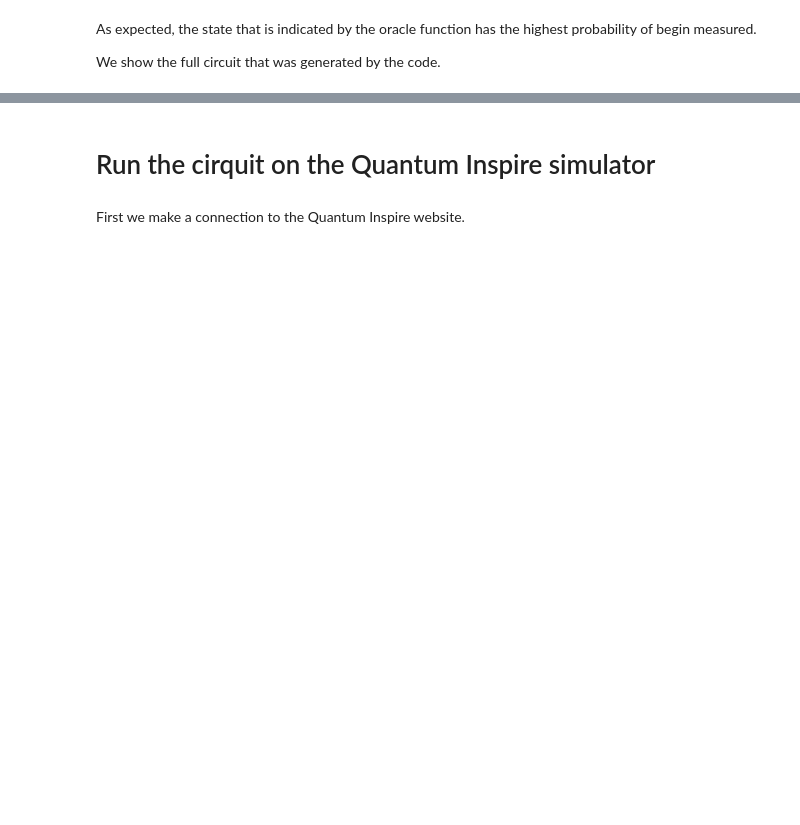
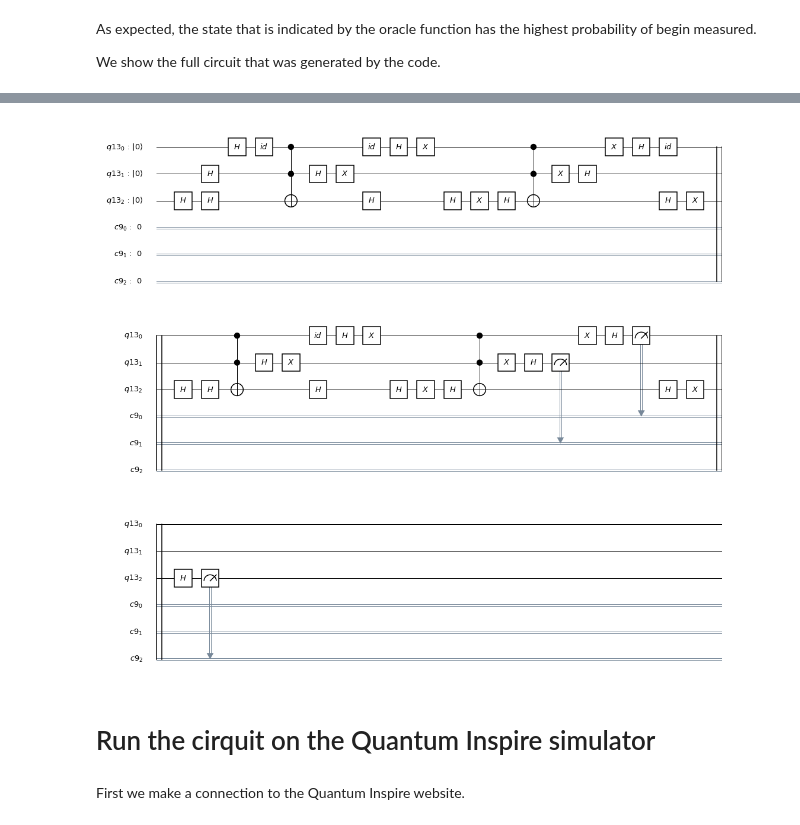
Before and after one commit to QuTech-Delft/quantuminspire, a Jupyter notebook: docs/grover_algorithm_qi.ipynb, the cells around one changed output, grey strips where cells are left out. Cells and saved outputs as stored; diff of their text form; code cells hidden in the pictures; blank space fills up the shorter version.

```diff
--- a/docs/grover_algorithm_qi.ipynb
+++ b/docs/grover_algorithm_qi.ipynb
@@ -319,0 +310,3 @@ circuit_drawer(qp.get_circuit(circuitName))
+# %%
+circuit_drawer(qc)
+# %% [output]
@@ -320,3 +314,4 @@ circuit_drawer(qp.get_circuit(circuitName))
+[figure, added]
 # %% [markdown]
 # Run the cirquit on the Quantum Inspire simulator
 # %% [markdown]
```
Also changed, not shown: parts of 9 cells of this notebook, 8 other files.
